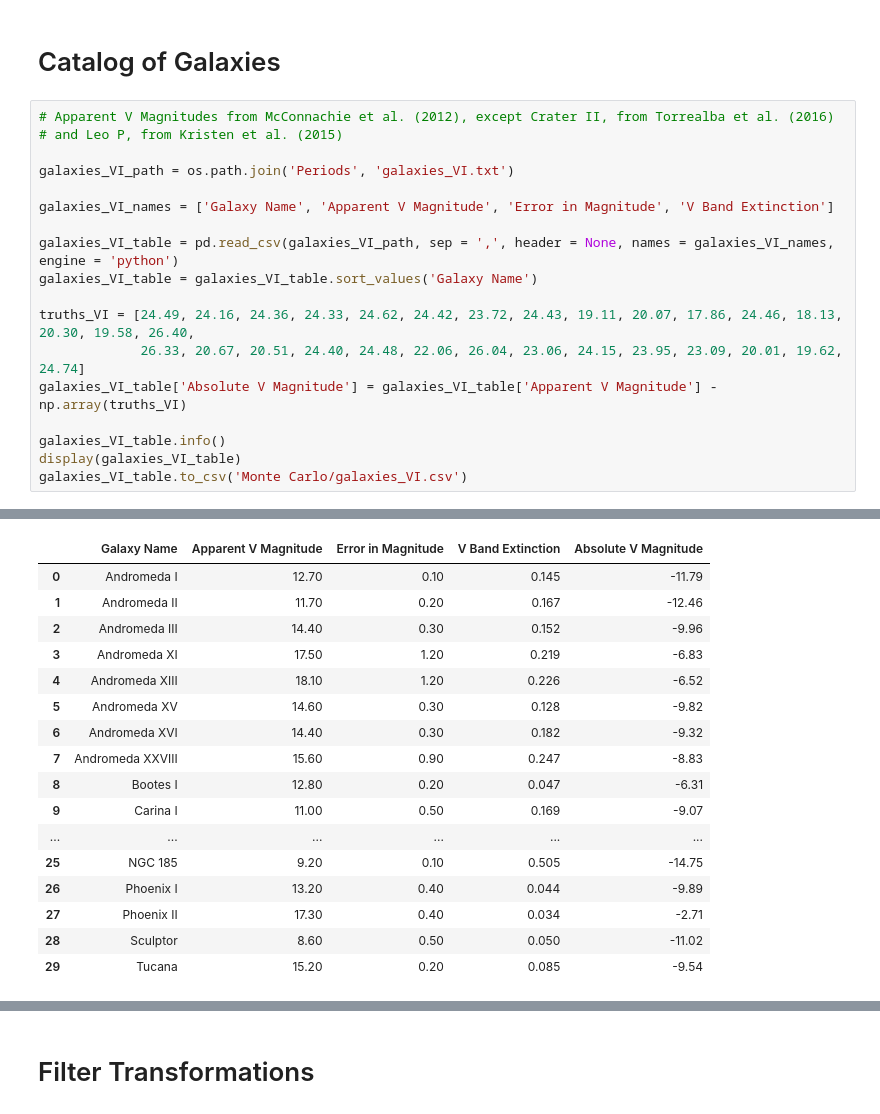
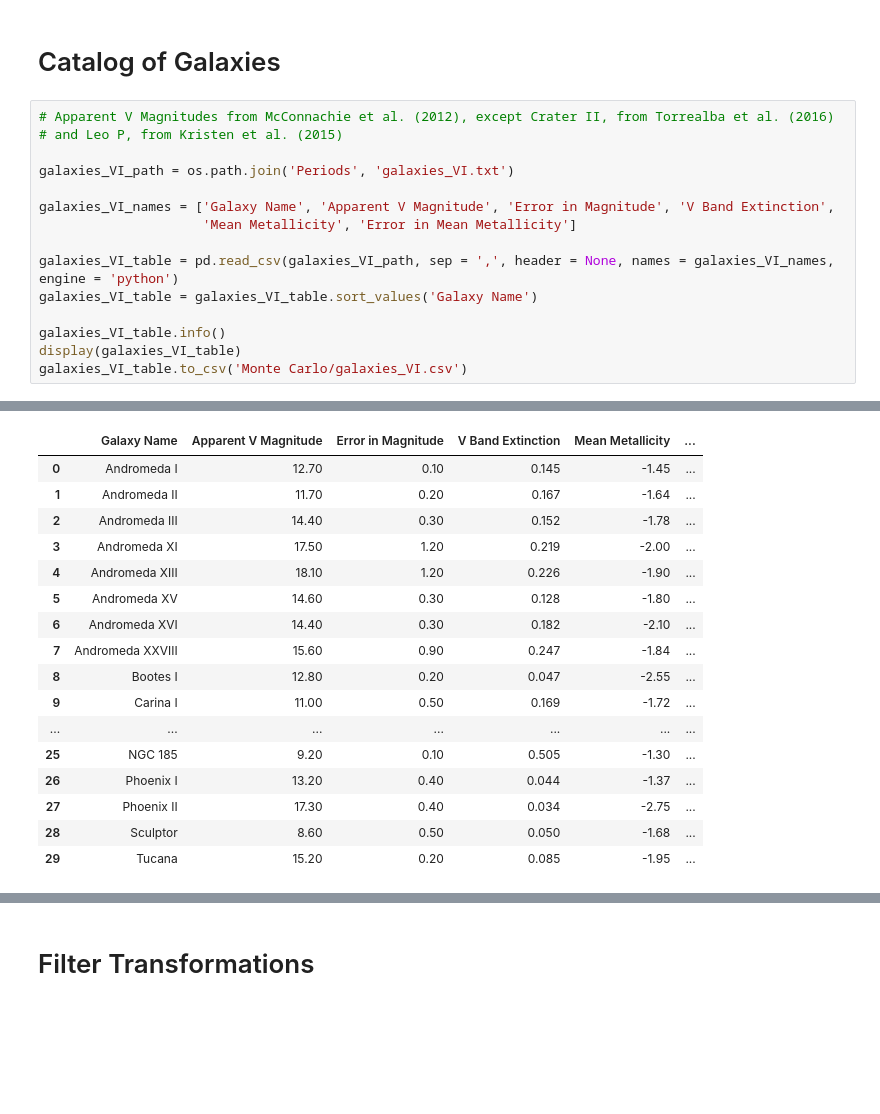
Before and after one commit to pranav-nagarajan/Variable-Stars, a Jupyter notebook: Data Analysis for Variable Stars.ipynb, the cells around one changed output, grey strips where cells are left out. Saved outputs shown, nothing was run; the diff lists cells and outputs as text; blank space fills up the shorter version.

Commit message:
Catalog of mean metallicities

```diff
--- a/Data Analysis for Variable Stars.ipynb
+++ b/Data Analysis for Variable Stars.ipynb
@@ -19,15 +19,12 @@ warnings.filterwarnings('ignore')
 
 galaxies_VI_path = os.path.join('Periods', 'galaxies_VI.txt')
 
-galaxies_VI_names = ['Galaxy Name', 'Apparent V Magnitude', 'Error in Magnitude', 'V Band Extinction']
+galaxies_VI_names = ['Galaxy Name', 'Apparent V Magnitude', 'Error in Magnitude', 'V Band Extinction',
+                     'Mean Metallicity', 'Error in Mean Metallicity']
 
 galaxies_VI_table = pd.read_csv(galaxies_VI_path, sep = ',', header = None, names = galaxies_VI_names, engine = 'python')
 galaxies_VI_table = galaxies_VI_table.sort_values('Galaxy Name')
 
-truths_VI = [24.49, 24.16, 24.36, 24.33, 24.62, 24.42, 23.72, 24.43, 19.11, 20.07, 17.86, 24.46, 18.13, 20.30, 19.58, 26.40,
-             26.33, 20.67, 20.51, 24.40, 24.48, 22.06, 26.04, 23.06, 24.15, 23.95, 23.09, 20.01, 19.62, 24.74]
-galaxies_VI_table['Absolute V Magnitude'] = galaxies_VI_table['Apparent V Magnitude'] - np.array(truths_VI)
-
 galaxies_VI_table.info()
 display(galaxies_VI_table)
 galaxies_VI_table.to_csv('Monte Carlo/galaxies_VI.csv')
@@ -47,20 +45,20 @@ memory usage: 1.4+ KB
-|  | Galaxy Name | Apparent V Magnitude | Error in Magnitude | V Band Extinction | Absolute V Magnitude |
-| 0 | Andromeda I | 12.70 | 0.10 | 0.145 | -11.79 |
-| 1 | Andromeda II | 11.70 | 0.20 | 0.167 | -12.46 |
-| 2 | Andromeda III | 14.40 | 0.30 | 0.152 | -9.96 |
-| 3 | Andromeda XI | 17.50 | 1.20 | 0.219 | -6.83 |
-| 4 | Andromeda XIII | 18.10 | 1.20 | 0.226 | -6.52 |
-| 5 | Andromeda XV | 14.60 | 0.30 | 0.128 | -9.82 |
-| 6 | Andromeda XVI | 14.40 | 0.30 | 0.182 | -9.32 |
-| 7 | Andromeda XXVIII | 15.60 | 0.90 | 0.247 | -8.83 |
-| 8 | Bootes I | 12.80 | 0.20 | 0.047 | -6.31 |
-| 9 | Carina I | 11.00 | 0.50 | 0.169 | -9.07 |
-| ... | ... | ... | ... | ... | ... |
-| 25 | NGC 185 | 9.20 | 0.10 | 0.505 | -14.75 |
-| 26 | Phoenix I | 13.20 | 0.40 | 0.044 | -9.89 |
-| 27 | Phoenix II | 17.30 | 0.40 | 0.034 | -2.71 |
-| 28 | Sculptor | 8.60 | 0.50 | 0.050 | -11.02 |
-| 29 | Tucana | 15.20 | 0.20 | 0.085 | -9.54 |
+|  | Galaxy Name | Apparent V Magnitude | Error in Magnitude | V Band Extinction | Mean Metallicity | ... |
+| 0 | Andromeda I | 12.70 | 0.10 | 0.145 | -1.45 | ... |
+| 1 | Andromeda II | 11.70 | 0.20 | 0.167 | -1.64 | ... |
+| 2 | Andromeda III | 14.40 | 0.30 | 0.152 | -1.78 | ... |
+| 3 | Andromeda XI | 17.50 | 1.20 | 0.219 | -2.00 | ... |
+| 4 | Andromeda XIII | 18.10 | 1.20 | 0.226 | -1.90 | ... |
+| 5 | Andromeda XV | 14.60 | 0.30 | 0.128 | -1.80 | ... |
+| 6 | Andromeda XVI | 14.40 | 0.30 | 0.182 | -2.10 | ... |
+| 7 | Andromeda XXVIII | 15.60 | 0.90 | 0.247 | -1.84 | ... |
+| 8 | Bootes I | 12.80 | 0.20 | 0.047 | -2.55 | ... |
+| 9 | Carina I | 11.00 | 0.50 | 0.169 | -1.72 | ... |
+| ... | ... | ... | ... | ... | ... | ... |
+| 25 | NGC 185 | 9.20 | 0.10 | 0.505 | -1.30 | ... |
+| 26 | Phoenix I | 13.20 | 0.40 | 0.044 | -1.37 | ... |
+| 27 | Phoenix II | 17.30 | 0.40 | 0.034 | -2.75 | ... |
+| 28 | Sculptor | 8.60 | 0.50 | 0.050 | -1.68 | ... |
+| 29 | Tucana | 15.20 | 0.20 | 0.085 | -1.95 | ... |
 # %%
 galaxies_BV_path = os.path.join('Periods', 'galaxies_BV.txt')
 
```
Also changed, not shown: parts of 3 cells of this notebook, 5 other files.
